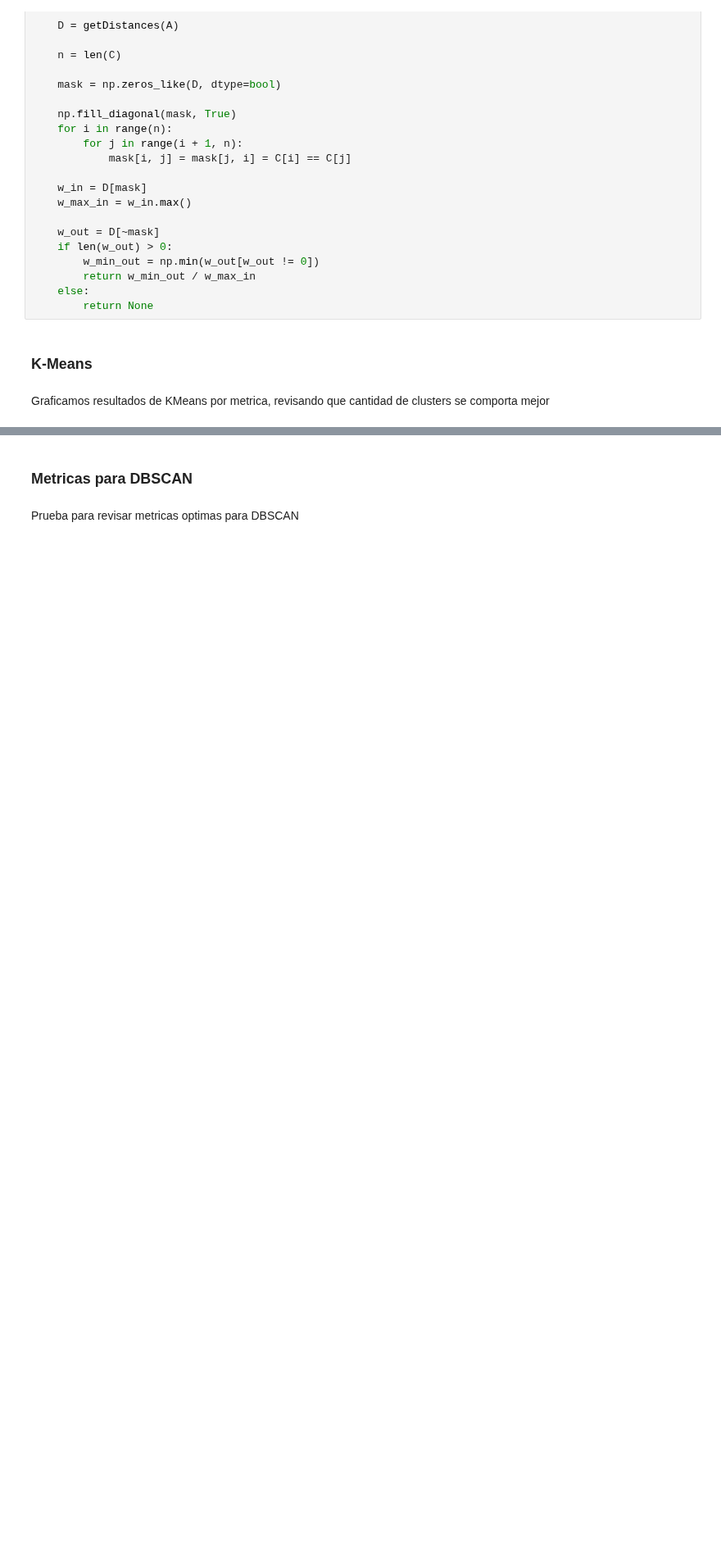
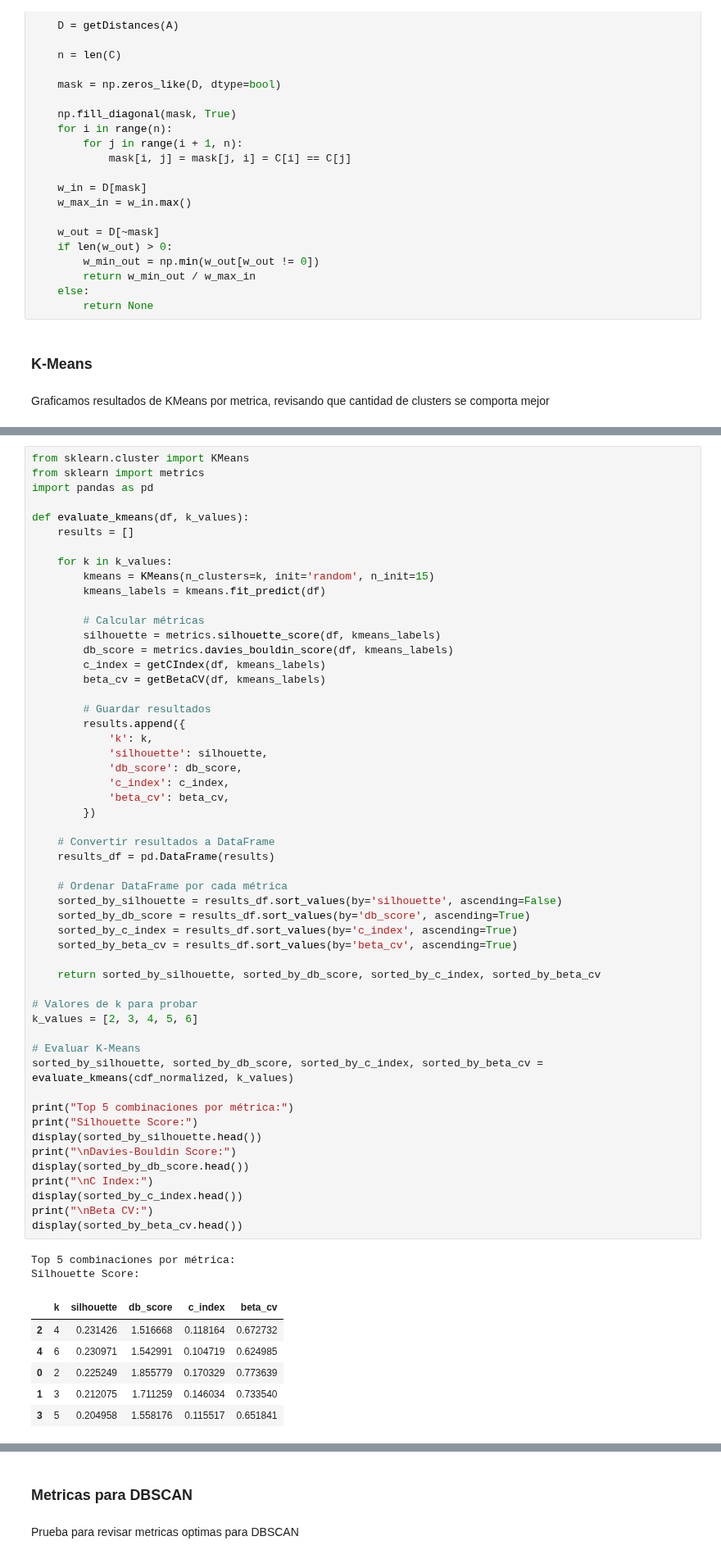
Before and after one commit to JuanDeutsch/DataSheets, a Jupyter notebook: Proyecto1/proyecto1 copy.ipynb, the cells around one changed output, grey strips where cells are left out. Shown at 82% size. Drawn from its saved outputs; the diff is of its cells as text; blank space fills up the shorter version.

Commit message:
Pruebas con K-Means y DBSCAN

```diff
--- a/Proyecto1/proyecto1 copy.ipynb
+++ b/Proyecto1/proyecto1 copy.ipynb
@@ -708,0 +642,62 @@ Graficamos resultados de KMeans por metrica, revisando que cantidad de clusters
+# %%
+from sklearn.cluster import KMeans
+from sklearn import metrics
+import pandas as pd
+
+def evaluate_kmeans(df, k_values):
+    results = []
+
+    for k in k_values:
+        kmeans = KMeans(n_clusters=k, init='random', n_init=15)
+        kmeans_labels = kmeans.fit_predict(df)
+
+        # Calcular métricas
+        silhouette = metrics.silhouette_score(df, kmeans_labels)
+        db_score = metrics.davies_bouldin_score(df, kmeans_labels)
+        c_index = getCIndex(df, kmeans_labels)
+        beta_cv = getBetaCV(df, kmeans_labels)
+
+        # Guardar resultados
+        results.append({
+            'k': k,
+            'silhouette': silhouette,
+            'db_score': db_score,
+            'c_index': c_index,
+            'beta_cv': beta_cv,
+        })
+
+    # Convertir resultados a DataFrame
+    results_df = pd.DataFrame(results)
+
+    # Ordenar DataFrame por cada métrica
+    sorted_by_silhouette = results_df.sort_values(by='silhouette', ascending=False)
+    sorted_by_db_score = results_df.sort_values(by='db_score', ascending=True)
+    sorted_by_c_index = results_df.sort_values(by='c_index', ascending=True)
+    sorted_by_beta_cv = results_df.sort_values(by='beta_cv', ascending=True)
+
+    return sorted_by_silhouette, sorted_by_db_score, sorted_by_c_index, sorted_by_beta_cv
+
+# Valores de k para probar
+k_values = [2, 3, 4, 5, 6]
+
+# Evaluar K-Means
+sorted_by_silhouette, sorted_by_db_score, sorted_by_c_index, sorted_by_beta_cv = evaluate_kmeans(cdf_normalized, k_values)
+
+print("Top 5 combinaciones por métrica:")
+print("Silhouette Score:")
+display(sorted_by_silhouette.head())
+print("\nDavies-Bouldin Score:")
+display(sorted_by_db_score.head())
+print("\nC Index:")
+display(sorted_by_c_index.head())
+print("\nBeta CV:")
+display(sorted_by_beta_cv.head())
+# %% [output]
+Top 5 combinaciones por métrica:
+Silhouette Score:
+|  | k | silhouette | db_score | c_index | beta_cv |
+| 2 | 4 | 0.231426 | 1.516668 | 0.118164 | 0.672732 |
+| 4 | 6 | 0.230971 | 1.542991 | 0.104719 | 0.624985 |
+| 0 | 2 | 0.225249 | 1.855779 | 0.170329 | 0.773639 |
+| 1 | 3 | 0.212075 | 1.711259 | 0.146034 | 0.733540 |
+| 3 | 5 | 0.204958 | 1.558176 | 0.115517 | 0.651841 |
```
Also changed, not shown: parts of 3 cells of this notebook.
